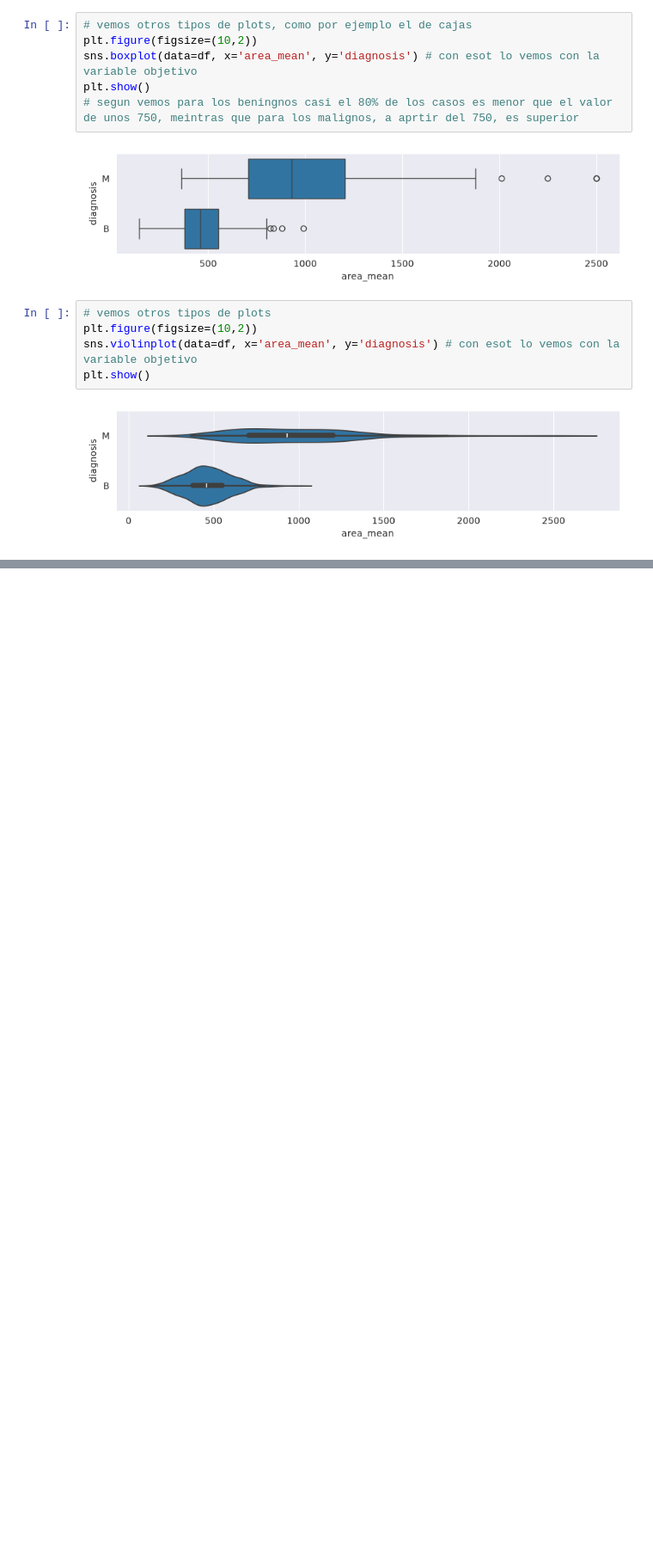
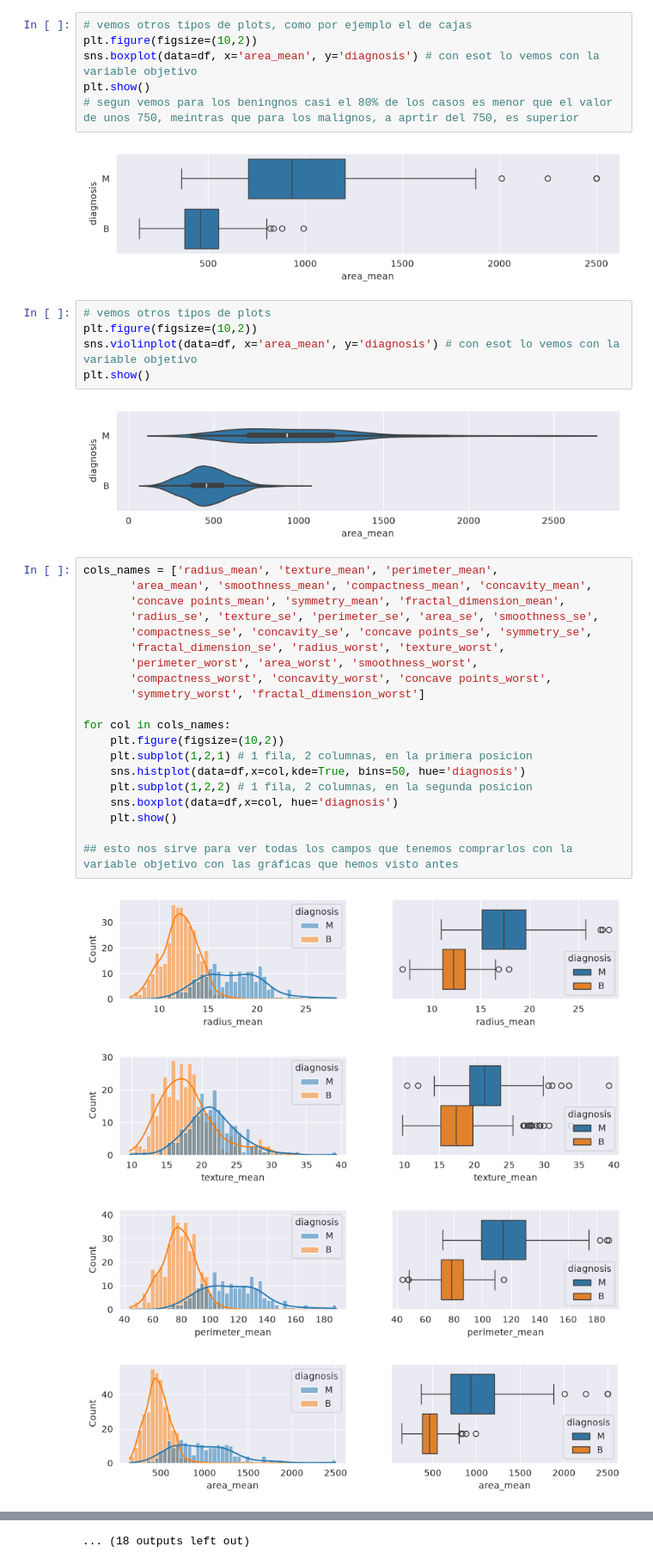
Before and after one commit to gerardofv02/Master, a Jupyter notebook: Machine learning - PART IV/Ejemplos/Ejemplo tema2.ipynb, the cells around one changed output, grey strips where cells are left out. Shown at 86% size. Drawn from its saved outputs; the diff is of its cells as text; blank space fills up the shorter version.

```diff
--- a/Machine learning - PART IV/Ejemplos/Ejemplo tema2.ipynb
+++ b/Machine learning - PART IV/Ejemplos/Ejemplo tema2.ipynb
@@ -144,3 +151,28 @@ sns.violinplot(data=df, x='area_mean', y='diagnosis') # con esot lo vemos con la
 plt.show()
 # %% [output]
 [figure]
+# %%
+cols_names = ['radius_mean', 'texture_mean', 'perimeter_mean',
+       'area_mean', 'smoothness_mean', 'compactness_mean', 'concavity_mean',
+       'concave points_mean', 'symmetry_mean', 'fractal_dimension_mean',
+       'radius_se', 'texture_se', 'perimeter_se', 'area_se', 'smoothness_se',
+       'compactness_se', 'concavity_se', 'concave points_se', 'symmetry_se',
+       'fractal_dimension_se', 'radius_worst', 'texture_worst',
+       'perimeter_worst', 'area_worst', 'smoothness_worst',
+       'compactness_worst', 'concavity_worst', 'concave points_worst',
+       'symmetry_worst', 'fractal_dimension_worst']
+
+for col in cols_names:
+    plt.figure(figsize=(10,2))
+    plt.subplot(1,2,1) # 1 fila, 2 columnas, en la primera posicion
+    sns.histplot(data=df,x=col,kde=True, bins=50, hue='diagnosis')
+    plt.subplot(1,2,2) # 1 fila, 2 columnas, en la segunda posicion
+    sns.boxplot(data=df,x=col, hue='diagnosis')
+    plt.show()
+
+## esto nos sirve para ver todas los campos que tenemos comprarlos con la variable objetivo con las gráficas que hemos visto antes
+# %% [output]
+[figure, added]
+[figure, added]
+[figure, added]
+[figure, added]
@@ -146,0 +187 @@ plt.show()
+... (18 outputs left out)
```
Also changed, not shown: parts of 38 cells of this notebook, 1 other file.
